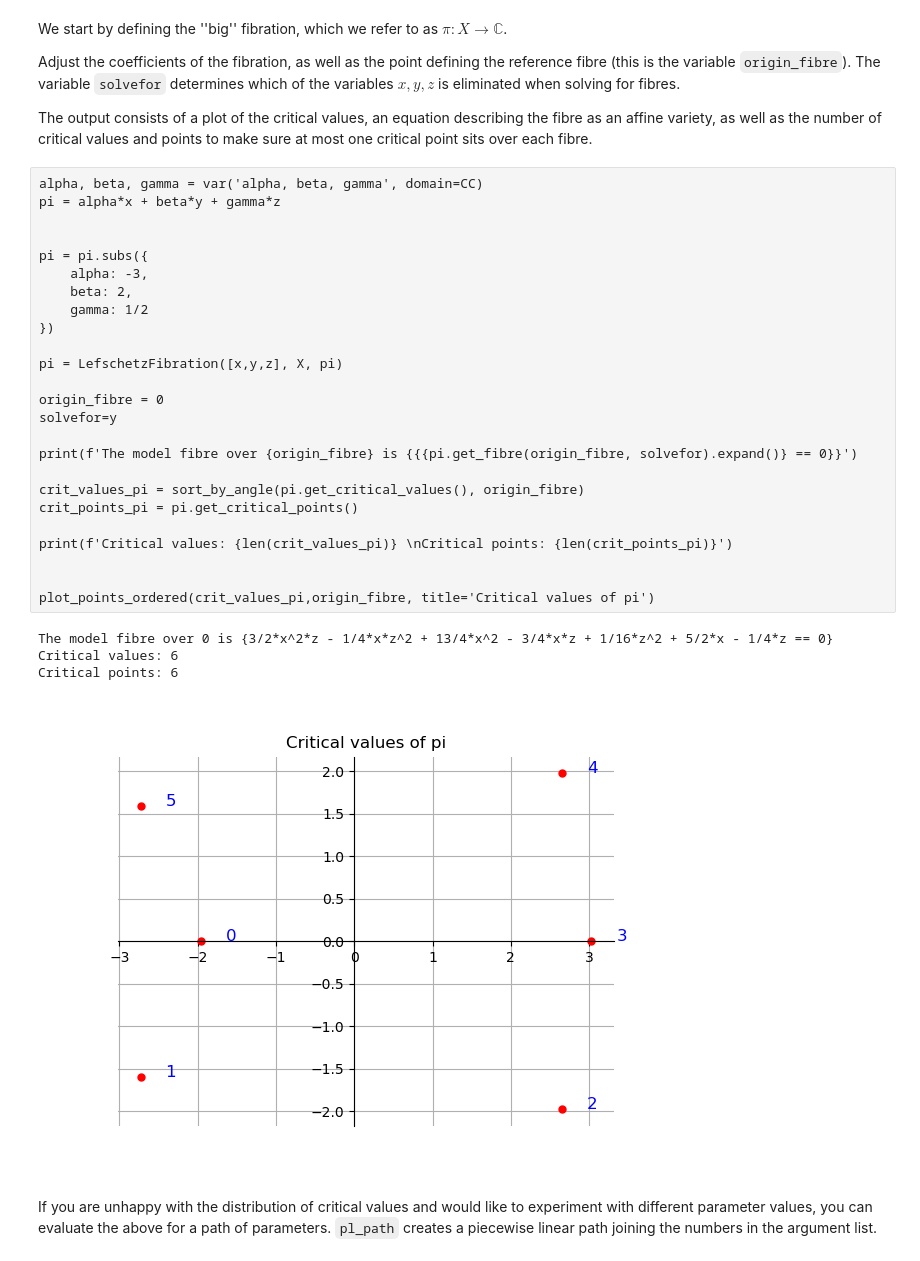
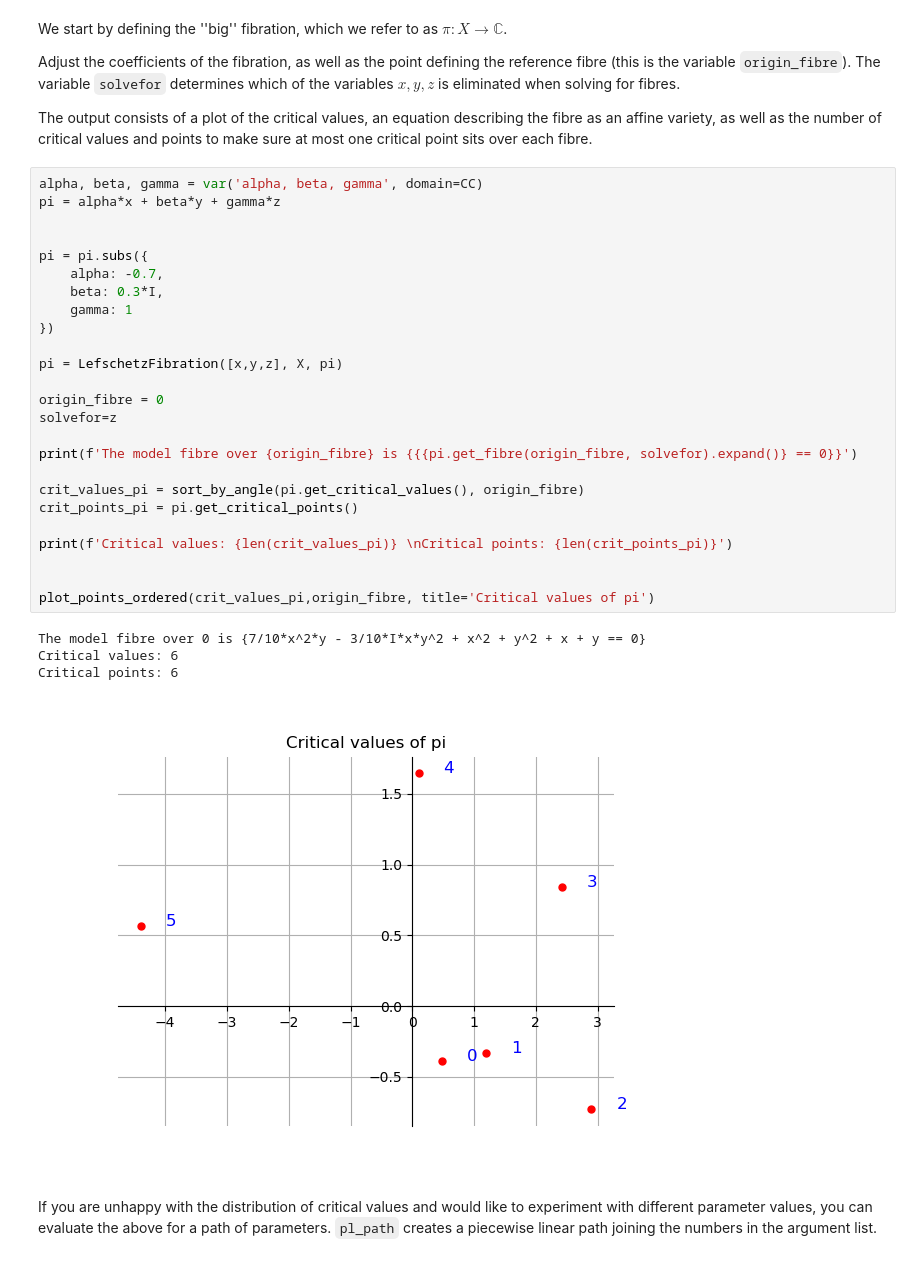
Before and after one commit to ViveLeFrance/AffineHandlebodies, a Jupyter notebook: p3d7.ipynb, the cells around one changed output. Drawn from its saved outputs; the diff is of its cells as text.

```diff
--- a/p3d7.ipynb
+++ b/p3d7.ipynb
@@ -61,33 +61,33 @@ The output consists of a plot of the critical values, an equation describing the
 # %%
 alpha, beta, gamma = var('alpha, beta, gamma', domain=CC)
 pi = alpha*x + beta*y + gamma*z
 
 
 pi = pi.subs({
-    alpha: -3,
-    beta: 2,
-    gamma: 1/2
+    alpha: -0.7,
+    beta: 0.3*I,
+    gamma: 1
 })
 
 pi = LefschetzFibration([x,y,z], X, pi)
 
 origin_fibre = 0
-solvefor=y
+solvefor=z
 
 print(f'The model fibre over {origin_fibre} is {{{pi.get_fibre(origin_fibre, solvefor).expand()} == 0}}')
 
 crit_values_pi = sort_by_angle(pi.get_critical_values(), origin_fibre)
 crit_points_pi = pi.get_critical_points()
 
 print(f'Critical values: {len(crit_values_pi)} \nCritical points: {len(crit_points_pi)}')
 
 
 plot_points_ordered(crit_values_pi,origin_fibre, title='Critical values of pi')
 # %% [output]
-The model fibre over 0 is {3/2*x^2*z - 1/4*x*z^2 + 13/4*x^2 - 3/4*x*z + 1/16*z^2 + 5/2*x - 1/4*z == 0}
+The model fibre over 0 is {7/10*x^2*y - 3/10*I*x*y^2 + x^2 + y^2 + x + y == 0}
 Critical values: 6
 Critical points: 6
-[figure, old version]
+[figure, new version]
 # %% [markdown]
 If you are unhappy with the distribution of critical values and would like to experiment with different parameter values, you can evaluate the above for a path of parameters. `pl_path` creates a piecewise linear path joining the numbers in the argument list.
 # %%
```
Also changed, not shown: parts of 11 cells of this notebook, 6 other files.
